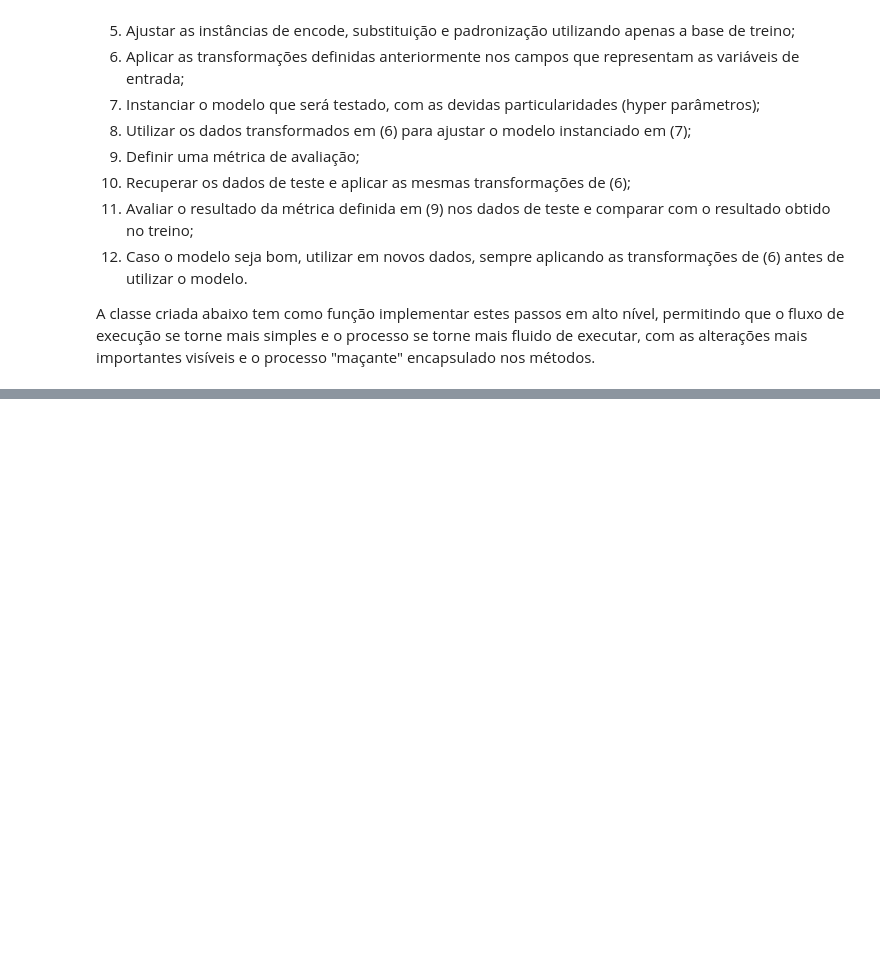
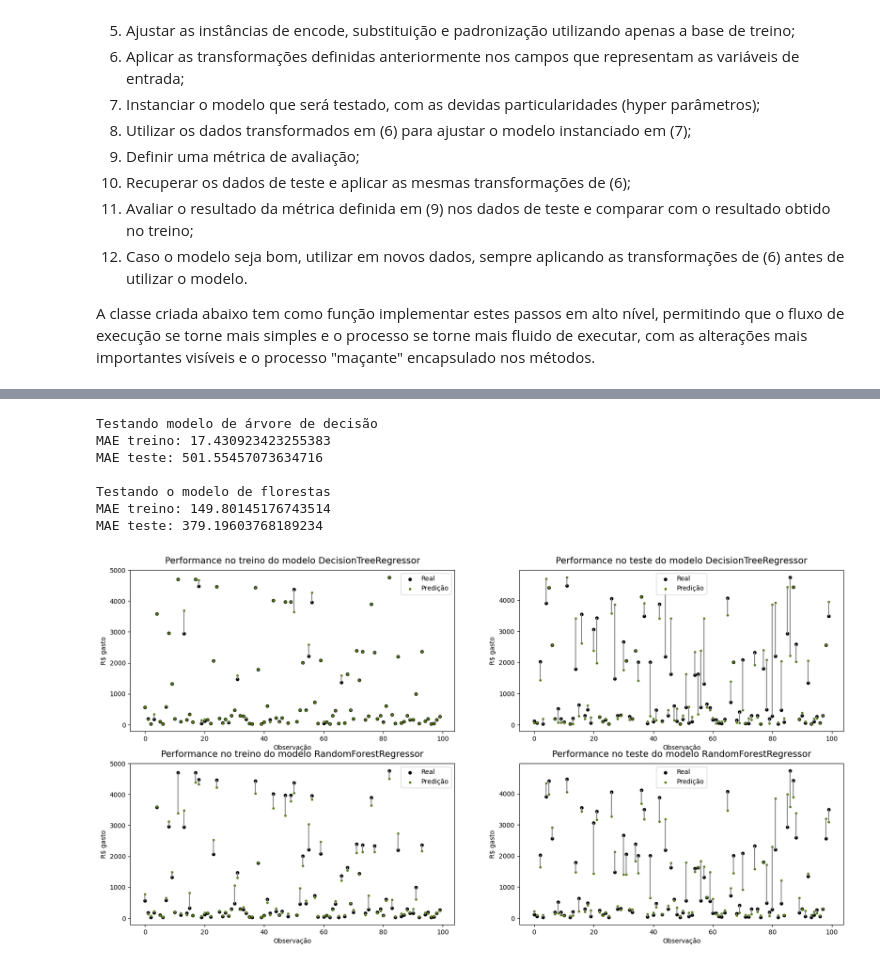
Before and after one commit to BrunoSantosPK/LaranjaLima, a Jupyter notebook: notebooks/ecommerce/regression.ipynb, the cells around one changed output, grey strips where cells are left out. Drawn from its saved outputs; the diff is of its cells as text; code cells hidden in the pictures; blank space fills up the shorter version.

```diff
--- a/notebooks/ecommerce/regression.ipynb
+++ b/notebooks/ecommerce/regression.ipynb
@@ -281,0 +288,18 @@ MAE teste: 1322.2721815770608
+# %%
+print("\nTestando modelo de árvore de decisão")
+dt_model = DecisionTreeRegressor(max_depth=20)
+pipe.train_model(dt_model, remove_outliers=False)
+
+print("\nTestando o modelo de florestas")
+rf_model = RandomForestRegressor(n_estimators=100, max_depth=20)
+pipe.train_model(rf_model, remove_outliers=False)
+pipe.show_graphs([dt_model, rf_model])
+# %% [output]
+Testando modelo de árvore de decisão
+MAE treino: 17.430923423255383
+MAE teste: 501.55457073634716
+
+Testando o modelo de florestas
+MAE treino: 149.80145176743514
+MAE teste: 379.19603768189234
+[figure, added]
```
Also changed, not shown: parts of 14 cells of this notebook, 3 other files.
